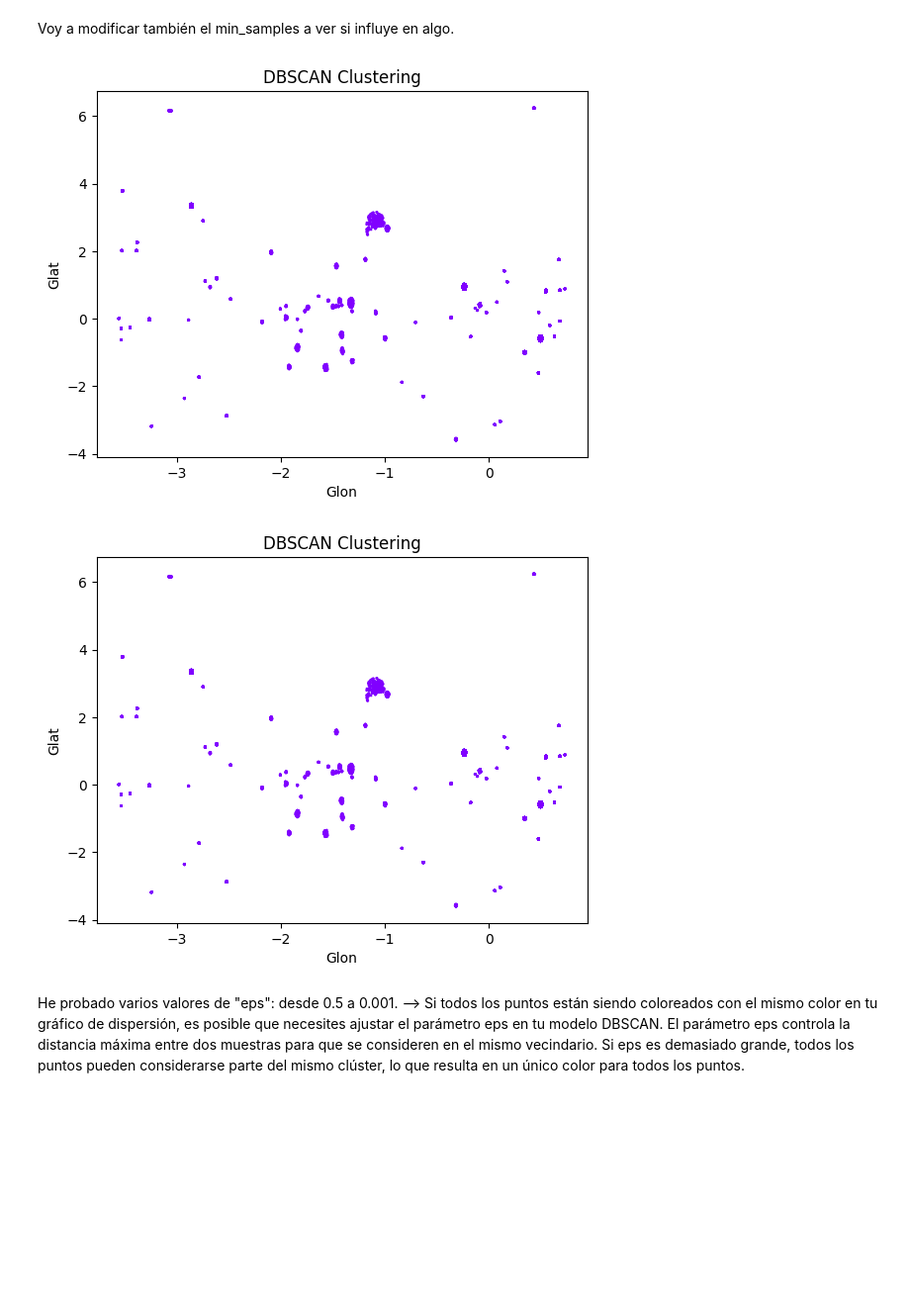
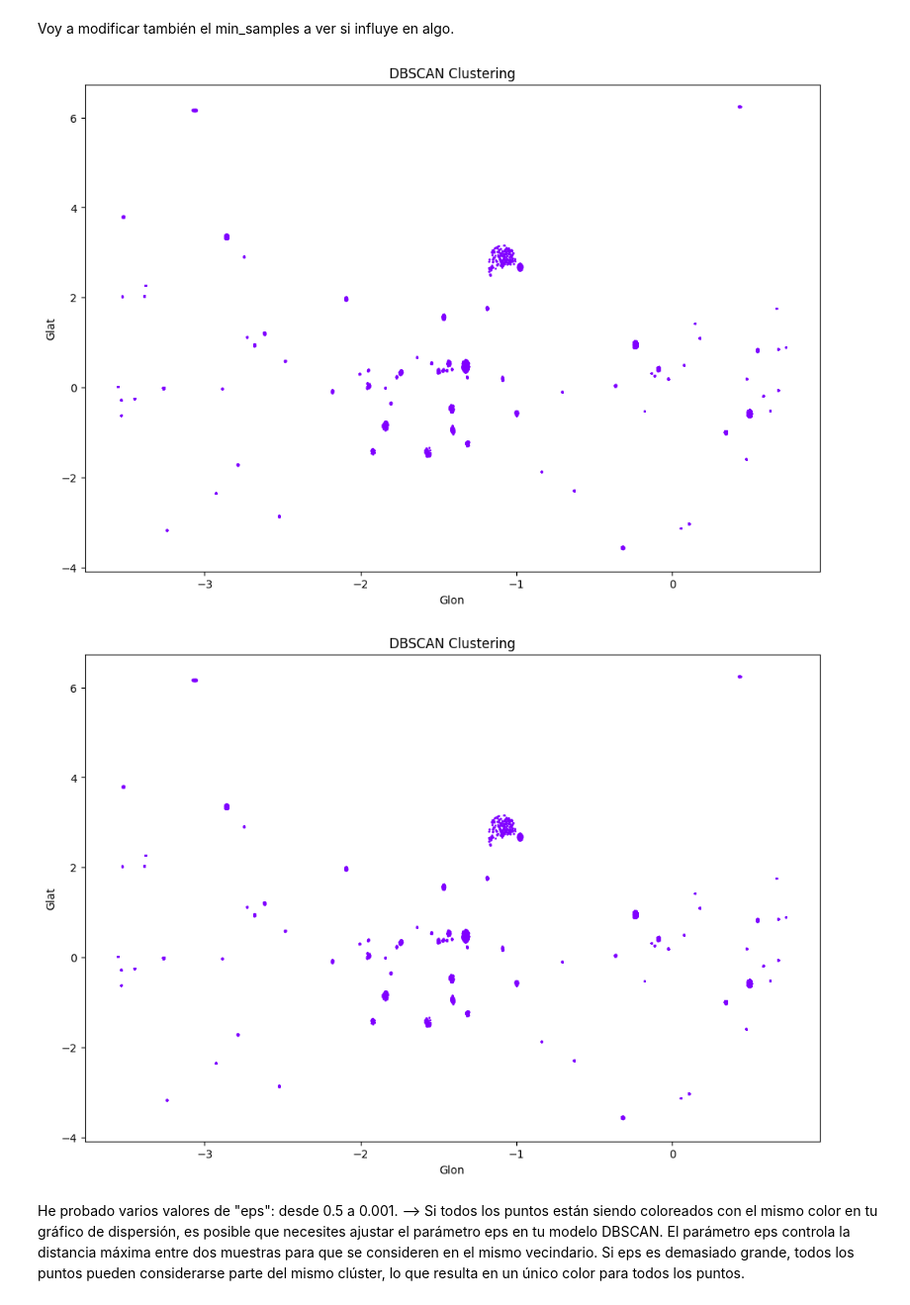
Before and after one commit to TatianaCC/STARS_FinalProject, a Jupyter notebook: src/Class_DBSCAN.ipynb, the cells around one changed output. Shown: that part at 99% size. Saved outputs shown, nothing was run; the diff lists cells and outputs as text; code cells hidden in the pictures; blank space fills up the shorter version.

```diff
--- a/src/Class_DBSCAN.ipynb
+++ b/src/Class_DBSCAN.ipynb
@@ -66,29 +68,29 @@ Voy a modificar también el min_samples a ver si influye en algo.
 # %%
 # Convertir el DataFrame completo a un array NumPy
 X_train_array = X_train.to_numpy()
 
 #Crear y ajustar el modelo OPTICS
 
 model = DBSCAN(eps=0.01, min_samples=10)
 model.fit(X_train_array)
 
 # Obtener los labels de los clústeres
 labels = model.labels_
 
 # Paso 4: Visualizar los resultados (selecciona dos características para plotear)
+plt.figure(figsize=(12, 8))
 plt.scatter(X_train_array[:, 0], X_train_array[:, 1], c=labels, cmap='rainbow', marker='o', s=1)
 plt.title('DBSCAN Clustering')
 plt.xlabel('Glon')
 plt.ylabel('Glat')
 plt.show()
 # %% [output]
-[figure, old version]
+[figure, new version]
 # %%
 # Convertir el DataFrame completo a un array NumPy
 X_train_array = X_train.to_numpy()
 
-#Crear y ajustar el modelo OPTICS
-
+#Crear y ajustar el modelo DBSCAN
 model = DBSCAN(eps=0.001, min_samples=5)
 model.fit(X_train_array)
 
@@ -96,10 +98,11 @@ model.fit(X_train_array)
 labels = model.labels_
 
 # Paso 4: Visualizar los resultados (selecciona dos características para plotear)
+plt.figure(figsize=(12, 8))
 plt.scatter(X_train_array[:, 0], X_train_array[:, 1], c=labels, cmap='rainbow', marker='o', s=1)
 plt.title('DBSCAN Clustering')
 plt.xlabel('Glon')
 plt.ylabel('Glat')
 plt.show()
 # %% [output]
-[figure, old version]
+[figure, new version]
```
Also changed, not shown: parts of 4 cells of this notebook, 7 other files.
